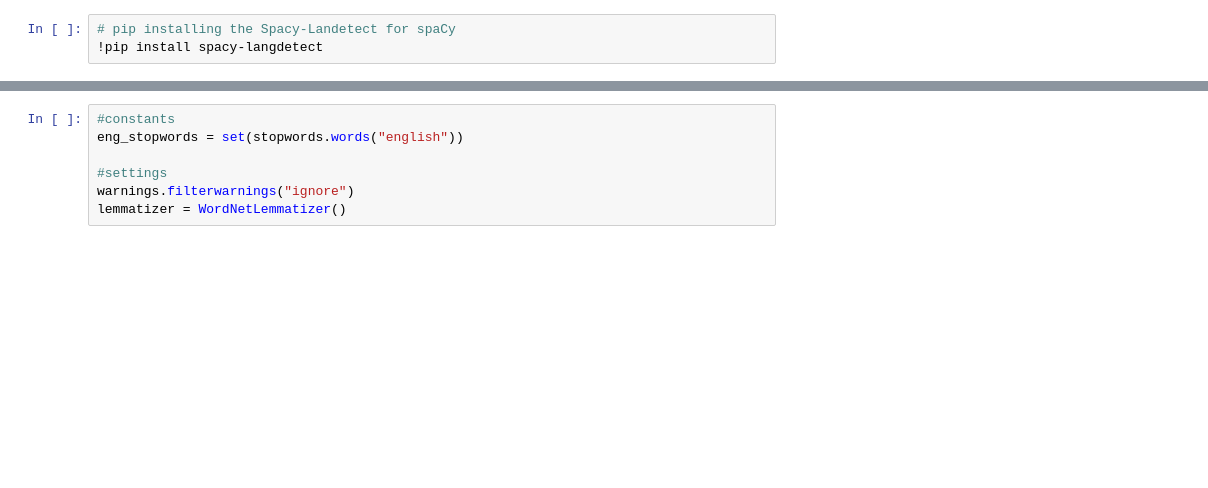
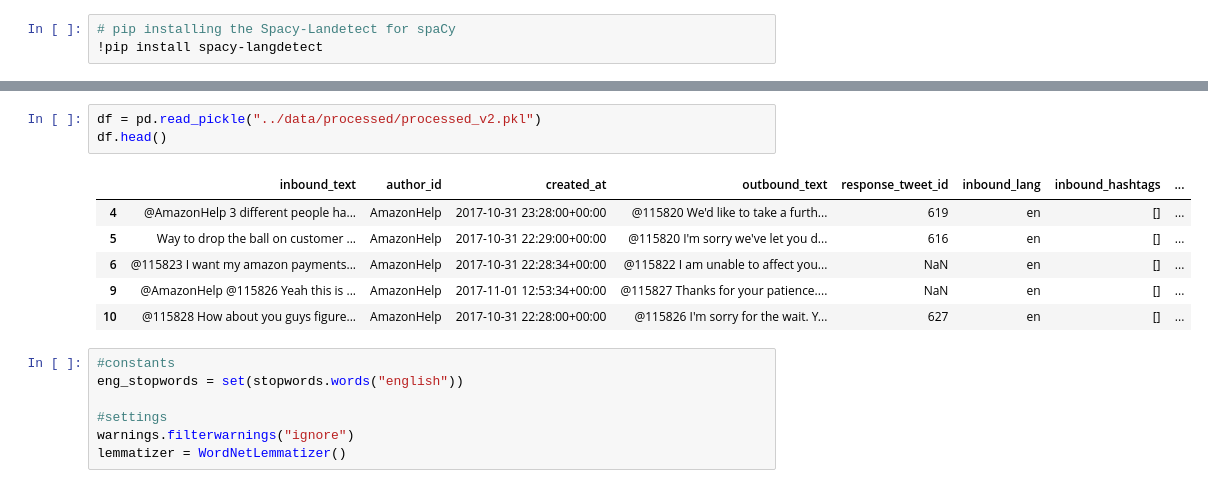
Before and after one commit to sinhasagar507/Customer-support-bot, a Jupyter notebook: notebooks/1.0_data_preprocessing.ipynb, the cells around one changed output, grey strips where cells are left out. Cells and saved outputs as stored; diff of their text form; blank space fills up the shorter version.

```diff
--- a/notebooks/1.0_data_preprocessing.ipynb
+++ b/notebooks/1.0_data_preprocessing.ipynb
@@ -129,3 +143,13 @@ from scipy.stats import chi2_contingency
+# %%
+df = pd.read_pickle("../data/processed/processed_v2.pkl")
+df.head()
+# %% [output]
+|  | inbound_text | author_id | created_at | outbound_text | response_tweet_id | inbound_lang | inbound_hashtags | ... |
+| 4 | @AmazonHelp 3 different people ha... | AmazonHelp | 2017-10-31 23:28:00+00:00 | @115820 We'd like to take a furth... | 619 | en | [] | ... |
+| 5 | Way to drop the ball on customer ... | AmazonHelp | 2017-10-31 22:29:00+00:00 | @115820 I'm sorry we've let you d... | 616 | en | [] | ... |
+| 6 | @115823 I want my amazon payments... | AmazonHelp | 2017-10-31 22:28:34+00:00 | @115822 I am unable to affect you... | NaN | en | [] | ... |
+| 9 | @AmazonHelp @115826 Yeah this is ... | AmazonHelp | 2017-11-01 12:53:34+00:00 | @115827 Thanks for your patience.... | NaN | en | [] | ... |
+| 10 | @115828 How about you guys figure... | AmazonHelp | 2017-10-31 22:28:00+00:00 | @115826 I'm sorry for the wait. Y... | 627 | en | [] | ... |
 # %%
 #constants
 eng_stopwords = set(stopwords.words("english"))
```
Also changed, not shown: parts of 2 cells of this notebook, 4 other files.
